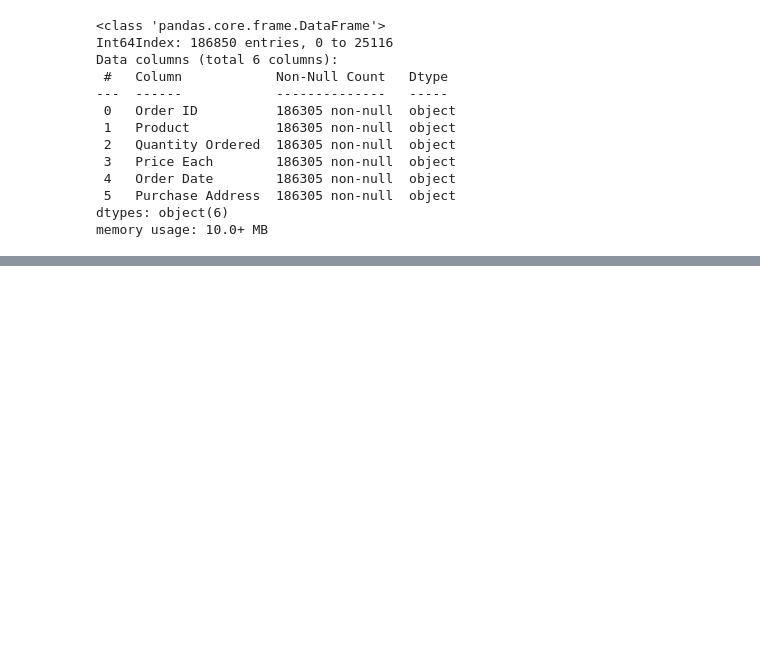
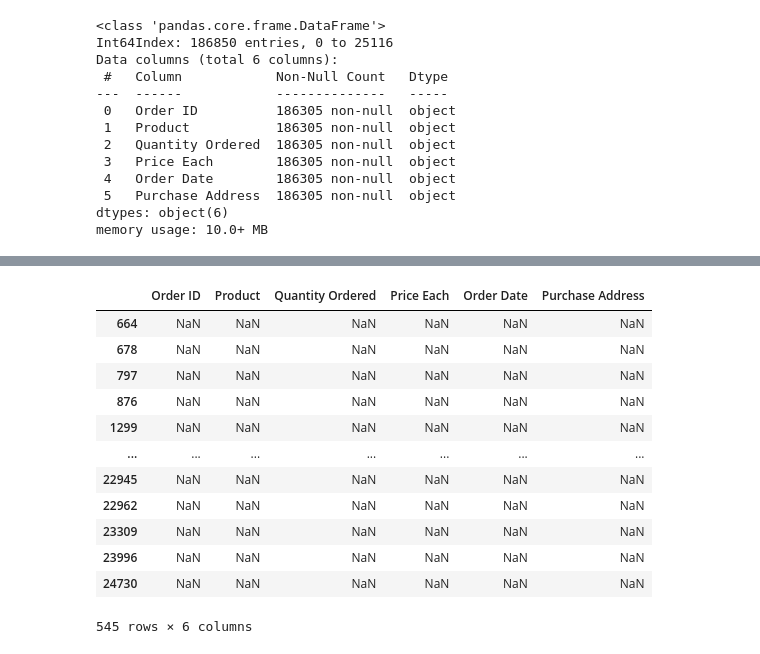
Before and after one commit to dagash007/Sales-Analysis-Using-Python-Pandas-and-Matplotlib, a Jupyter notebook: Sales Analysis.ipynb, the cells around one changed output, grey strips where cells are left out. Cells and saved outputs as stored; diff of their text form; code cells hidden in the pictures; blank space fills up the shorter version.

```diff
--- a/Sales Analysis.ipynb
+++ b/Sales Analysis.ipynb
@@ -55,0 +71,18 @@ memory usage: 10.0+ MB
+# %%
+#displaying the null values
+
+sales_data_2019[sales_data_2019.isna().any(axis=1)]
+# %% [output]
+|  | Order ID | Product | Quantity Ordered | Price Each | Order Date | Purchase Address |
+| 664 | NaN | NaN | NaN | NaN | NaN | NaN |
+| 678 | NaN | NaN | NaN | NaN | NaN | NaN |
+| 797 | NaN | NaN | NaN | NaN | NaN | NaN |
+| 876 | NaN | NaN | NaN | NaN | NaN | NaN |
+| 1299 | NaN | NaN | NaN | NaN | NaN | NaN |
+| ... | ... | ... | ... | ... | ... | ... |
+| 22945 | NaN | NaN | NaN | NaN | NaN | NaN |
+| 22962 | NaN | NaN | NaN | NaN | NaN | NaN |
+| 23309 | NaN | NaN | NaN | NaN | NaN | NaN |
+| 23996 | NaN | NaN | NaN | NaN | NaN | NaN |
+| 24730 | NaN | NaN | NaN | NaN | NaN | NaN |
+545 rows × 6 columns
```
Also changed, not shown: parts of 23 cells of this notebook.
